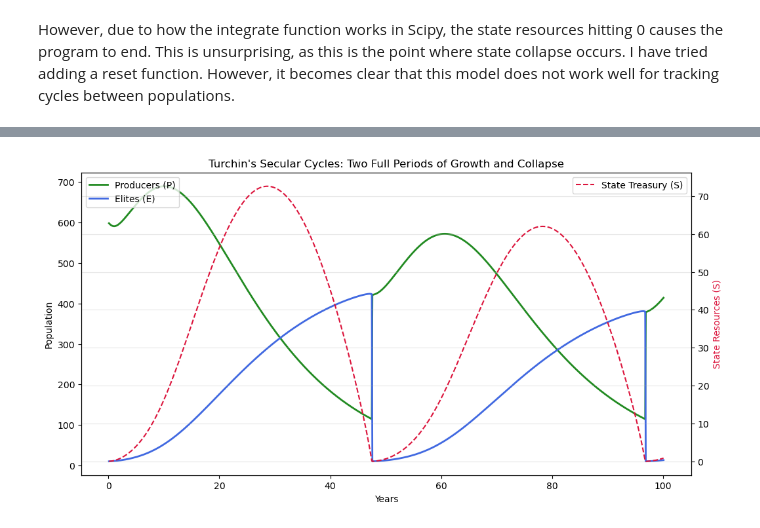
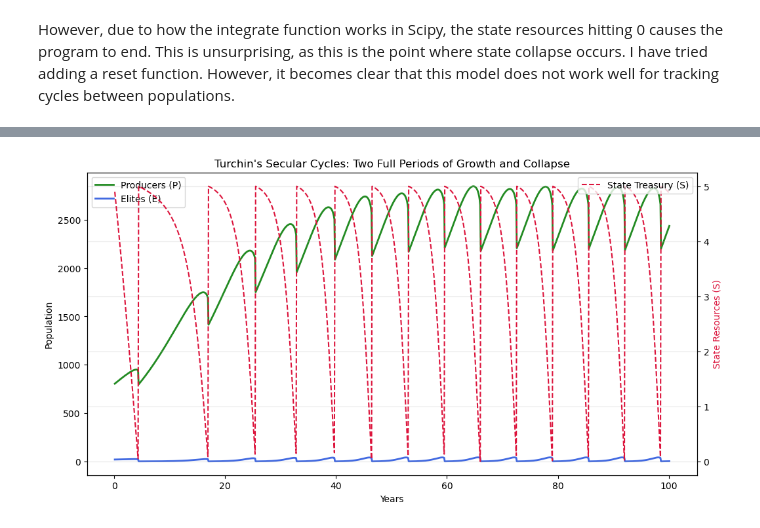
Before and after one commit to RobfPeterson/Modeling-Peter-Turchin-Cliodynamics, a Jupyter notebook: TurchinSim.ipynb, the cells around one changed output, grey strips where cells are left out. Drawn from its saved outputs; the diff is of its cells as text; code cells hidden in the pictures.

```diff
--- a/TurchinSim.ipynb
+++ b/TurchinSim.ipynb
@@ -85,52 +103,50 @@ import numpy as np
 import matplotlib.pyplot as plt
 from scipy.integrate import solve_ivp
 
-def simulate_two_cycles(params, total_years, dt):
+def simulate_two_cycles(PES, params, total_years, dt):
     # Initial Conditions (A new dynasty starts)
-    P, E, S = 600.0, 10.0, 0
+    P, E, S = PES
 
     # Store history for plotting
     history = {'t': [], 'P': [], 'E': [], 'S': []}
 
     # Extract params for readability
     b1, d1 = params['beta1'], params['delta1']
-    b2, d2 = params['beta2'], params['delta2']
+    b2= params['beta2']
     rho0, g0, a = params['rho0'], params['g0'], params['a']
     gamma, alpha, h, c = params['gamma'], params['alpha'], params['h'], params['c']
+    c1, c2 = params['c1'], params['c2']
 
     t = 0
     while t < total_years:
         # 1. State-Dependent Carrying Capacity (g_S)
-        g_S = g0 * (h + S) / (h + (1 + c) * S)
+        # g(S) from equation A.15
+        g_S = g0 * h / (h + (1 + c) * S)
 
-        # 2. Producer Growth
+        # Equation A.16
         dPdt = (b1 * rho0 * (1 - g_S * P) * P) / (1 + a * E) - d1 * P
 
-        # 3. Elite Growth & Mortality (Dynamic delta2)
-        # If S is high, elites live longer. If S is 0, they fight (higher death).
-        growth_e = (b2 * rho0 * a * E * (1 - g_S * P) * P) / (1 + a * E)
-        dynamic_d2 = d2 / (1 + (S / h))
-        dEdt = growth_e - dynamic_d2 * E
+        dEdt = (b2 * rho0 * a * E * (1 - g_S * P) * P) / (1 + a * E) - (c1 * E) / (1 + c2 * S)
 
-        # 4. State Resources (Revenue - Expenditure)
-        revenue = gamma * max(0, dEdt)
-        expenditure = alpha * E
-        dSdt = revenue - expenditure
+        dSdt = gamma * E - alpha * E
 
-        # Update values
-        P += dPdt * dt
-        E += dEdt * dt
-        S += dSdt * dt
+        # Euler integration
+        P_new = P + dPdt * dt
+        E_new = E + dEdt * dt
+        S_new = S + dSdt * dt
+
+        P = max(0, P_new)
+        E = max(0, E_new)
+        S = max(0, S_new)
+
+        # Dynasty collapse when S hits zero
+        if S_new <= 0 and S <= 0:
+            print(f"Dynasty collapse at t={t:.1f} years - P:{P:.0f}, E:{E:.0f}")
+            S = 5      # New dynasty gets initial treasury
+            P *= 0.85     # Population crisis
+            E = 1.0      # New elite takes over
+
         t += dt
-
-        # --- THE RESET LOGIC (Appendix A, Page 9) ---
-        if S < 0:
-            # The State Collapses!
-            S = 0     # Reset treasury
-            P +=(E-P)    # Producers suffer a 15% population drop from chaos
-            E = 10   # Elite population is decimated/purged
-
-
         history['t'].append(t)
         history['P'].append(P)
         history['E'].append(E)
@@ -139,20 +155,22 @@ def simulate_two_cycles(params, total_years, dt):
     return history
 # Model Parameters
 model_params = {
-    'beta1': 0.2,
-    'rho0': 1.0,
-    'g0': 0.001,
-    'a': 0.01,
-    'delta1': 0.1,
-    'beta2': 0.05,
-    'delta2': 0.05,
-    'gamma': 0.5,
-    'alpha': 0.02,
-    'h': 1.0,
-    'c': 2.0
+    'beta1': 0.2,      # Producer birth coefficient
+    'delta1': 0.1,     # Producer death rate
+    'beta2': 0.05,     # Elite birth coefficient
+    'rho0': 1.0,       # Maximum production rate
+    'g0': 0.001,       # Base carrying capacity parameter
+    'a': 0.01,         # Elite control parameter
+    'gamma': 0.05,     # Tax rate - REDUCED (elites keep most extraction)
+    'alpha': 0.1,      # State expenditure per elite - INCREASED (state costs more)
+    'h': 1.0,          # Fiscal health parameter
+    'c': 2.0,          # Productivity decline factor
+    'c1': 0.3,         # Maximum elite death rate (increased competition)
+    'c2': 0.05,        # Elite mortality sensitivity to S
 }
+PES=[800.0, 20.0, 5.0]  # Initial Conditions: Producers, Elites, State Resources
 # Simulate two full cycles
-data = simulate_two_cycles(model_params, total_years=100, dt=0.1)
+data = simulate_two_cycles(PES, model_params, total_years=100, dt=0.1)
 
 # Plotting
 fig, ax1 = plt.subplots(figsize=(12, 6))
@@ -175 +207 @@ plt.show()
-[figure, old version]
+[figure, new version]
```
Also changed, not shown: parts of 7 cells of this notebook.
